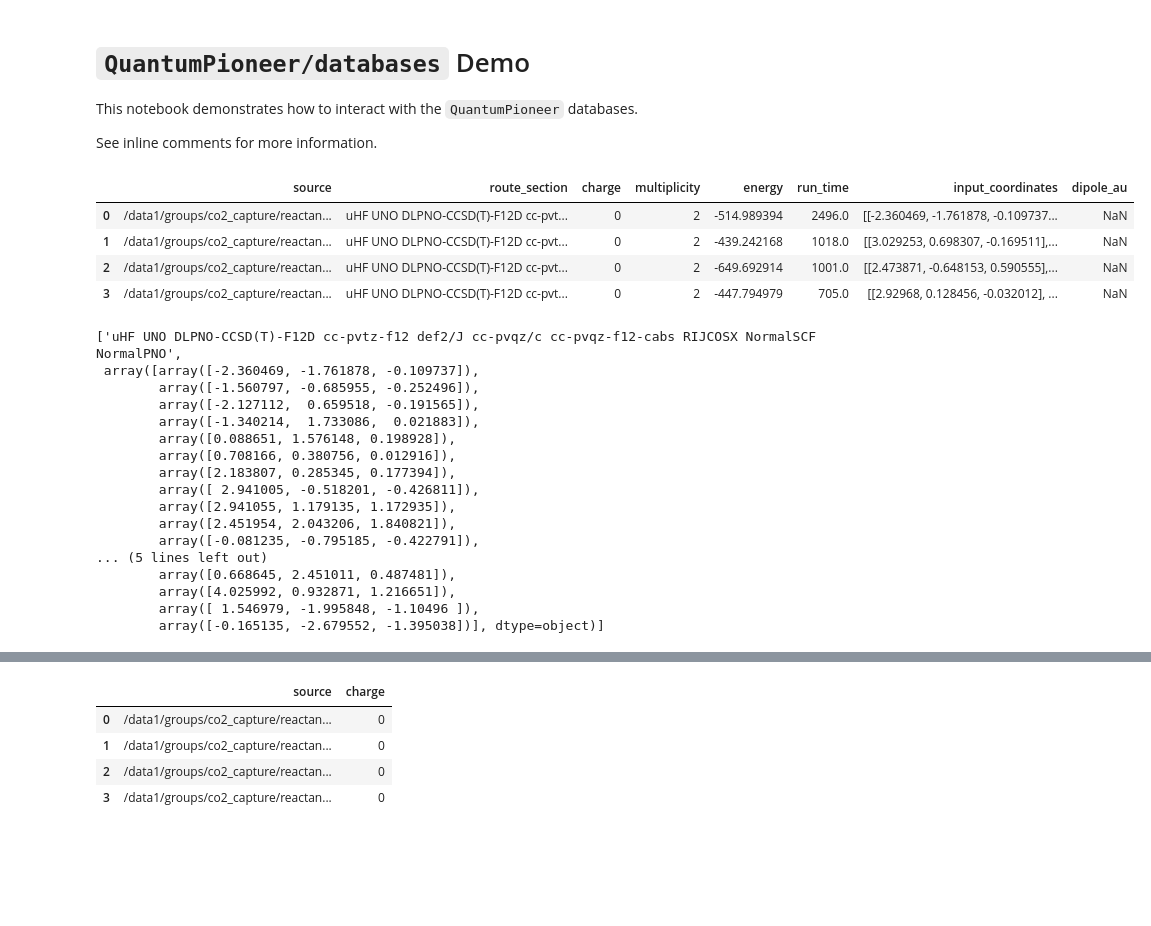
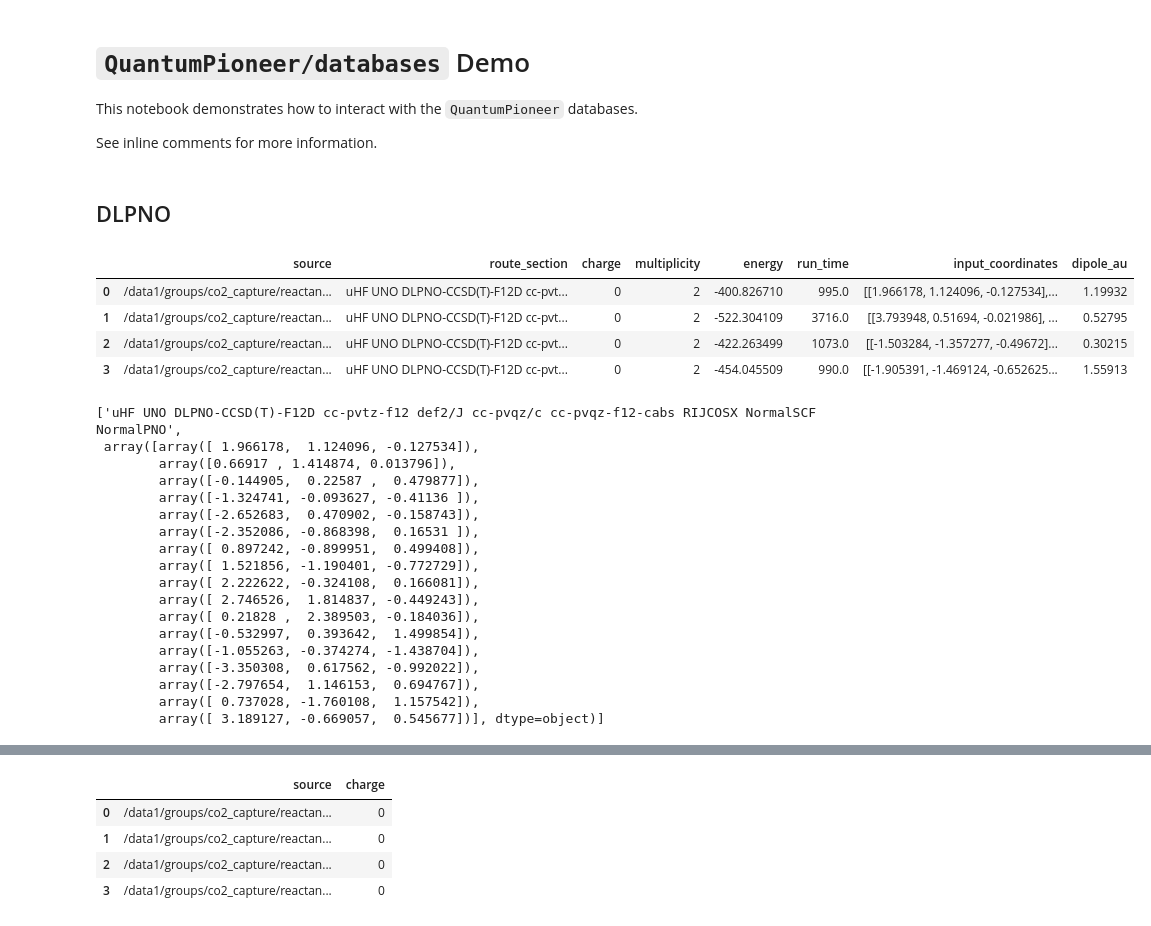
Before and after one commit to QuantumPioneer/databases, a Jupyter notebook: demo.ipynb, the cells around one changed output, grey strips where cells are left out. Drawn from its saved outputs; the diff is of its cells as text; code cells hidden in the pictures; blank space fills up the shorter version.

```diff
--- a/demo.ipynb
+++ b/demo.ipynb
@@ -18,36 +21,42 @@ from databases.schema import DLPNO_SCHEMA
+# %% [markdown]
+## DLPNO
+# %%
+# set this to match wherever you have the database file located
+DLPNO_DATABASE_FPATH = "QuantumPioneer_v1_DLPNO.parquet"
 # %%
 # just open and read the entire dataset (very practical with the DLPNO data, which is small), which will be slow with pandas
 df = pd.read_parquet(
-    "dlpno.parquet",
+    DLPNO_DATABASE_FPATH,
     schema=DLPNO_SCHEMA,  # pandas will try and guess this on its own if you don't provide it - it gets it right, but is slower
 )
 df.head(4)
 # %% [output]
 |  | source | route_section | charge | multiplicity | energy | run_time | input_coordinates | dipole_au |
-| 0 | /data1/groups/co2_capture/reactan... | uHF UNO DLPNO-CCSD(T)-F12D cc-pvt... | 0 | 2 | -514.989394 | 2496.0 | [[-2.360469, -1.761878, -0.109737... | NaN |
-| 1 | /data1/groups/co2_capture/reactan... | uHF UNO DLPNO-CCSD(T)-F12D cc-pvt... | 0 | 2 | -439.242168 | 1018.0 | [[3.029253, 0.698307, -0.169511],... | NaN |
-| 2 | /data1/groups/co2_capture/reactan... | uHF UNO DLPNO-CCSD(T)-F12D cc-pvt... | 0 | 2 | -649.692914 | 1001.0 | [[2.473871, -0.648153, 0.590555],... | NaN |
-| 3 | /data1/groups/co2_capture/reactan... | uHF UNO DLPNO-CCSD(T)-F12D cc-pvt... | 0 | 2 | -447.794979 | 705.0 | [[2.92968, 0.128456, -0.032012], ... | NaN |
+| 0 | /data1/groups/co2_capture/reactan... | uHF UNO DLPNO-CCSD(T)-F12D cc-pvt... | 0 | 2 | -400.826710 | 995.0 | [[1.966178, 1.124096, -0.127534],... | 1.19932 |
+| 1 | /data1/groups/co2_capture/reactan... | uHF UNO DLPNO-CCSD(T)-F12D cc-pvt... | 0 | 2 | -522.304109 | 3716.0 | [[3.793948, 0.51694, -0.021986], ... | 0.52795 |
+| 2 | /data1/groups/co2_capture/reactan... | uHF UNO DLPNO-CCSD(T)-F12D cc-pvt... | 0 | 2 | -422.263499 | 1073.0 | [[-1.503284, -1.357277, -0.49672]... | 0.30215 |
+| 3 | /data1/groups/co2_capture/reactan... | uHF UNO DLPNO-CCSD(T)-F12D cc-pvt... | 0 | 2 | -454.045509 | 990.0 | [[-1.905391, -1.469124, -0.652625... | 1.55913 |
 # %%
 # from here you can do all of your usual pandas manipulations
 df.iloc[0][["route_section", "input_coordinates"]].to_list()
 # %% [output]
 ['uHF UNO DLPNO-CCSD(T)-F12D cc-pvtz-f12 def2/J cc-pvqz/c cc-pvqz-f12-cabs RIJCOSX NormalSCF NormalPNO',
- array([array([-2.360469, -1.761878, -0.109737]),
-        array([-1.560797, -0.685955, -0.252496]),
-        array([-2.127112,  0.659518, -0.191565]),
-        array([-1.340214,  1.733086,  0.021883]),
-        array([0.088651, 1.576148, 0.198928]),
-        array([0.708166, 0.380756, 0.012916]),
-        array([2.183807, 0.285345, 0.177394]),
-        array([ 2.941005, -0.518201, -0.426811]),
-        array([2.941055, 1.179135, 1.172935]),
-        array([2.451954, 2.043206, 1.840821]),
-        array([-0.081235, -0.795185, -0.422791]),
-... (5 lines left out)
-        array([0.668645, 2.451011, 0.487481]),
-        array([4.025992, 0.932871, 1.216651]),
-        array([ 1.546979, -1.995848, -1.10496 ]),
-        array([-0.165135, -2.679552, -1.395038])], dtype=object)]
+ array([array([ 1.966178,  1.124096, -0.127534]),
+        array([0.66917 , 1.414874, 0.013796]),
+        array([-0.144905,  0.22587 ,  0.479877]),
+        array([-1.324741, -0.093627, -0.41136 ]),
+        array([-2.652683,  0.470902, -0.158743]),
+        array([-2.352086, -0.868398,  0.16531 ]),
+        array([ 0.897242, -0.899951,  0.499408]),
+        array([ 1.521856, -1.190401, -0.772729]),
+        array([ 2.222622, -0.324108,  0.166081]),
+        array([ 2.746526,  1.814837, -0.449243]),
+        array([ 0.21828 ,  2.389503, -0.184036]),
+        array([-0.532997,  0.393642,  1.499854]),
+        array([-1.055263, -0.374274, -1.438704]),
+        array([-3.350308,  0.617562, -0.992022]),
+        array([-2.797654,  1.146153,  0.694767]),
+        array([ 0.737028, -1.760108,  1.157542]),
+        array([ 3.189127, -0.669057,  0.545677])], dtype=object)]
 # %%
 # you can reduce the amount of memory consumed by only loading the columns that you care about using columns=...
```
Also changed, not shown: parts of 14 cells of this notebook.
